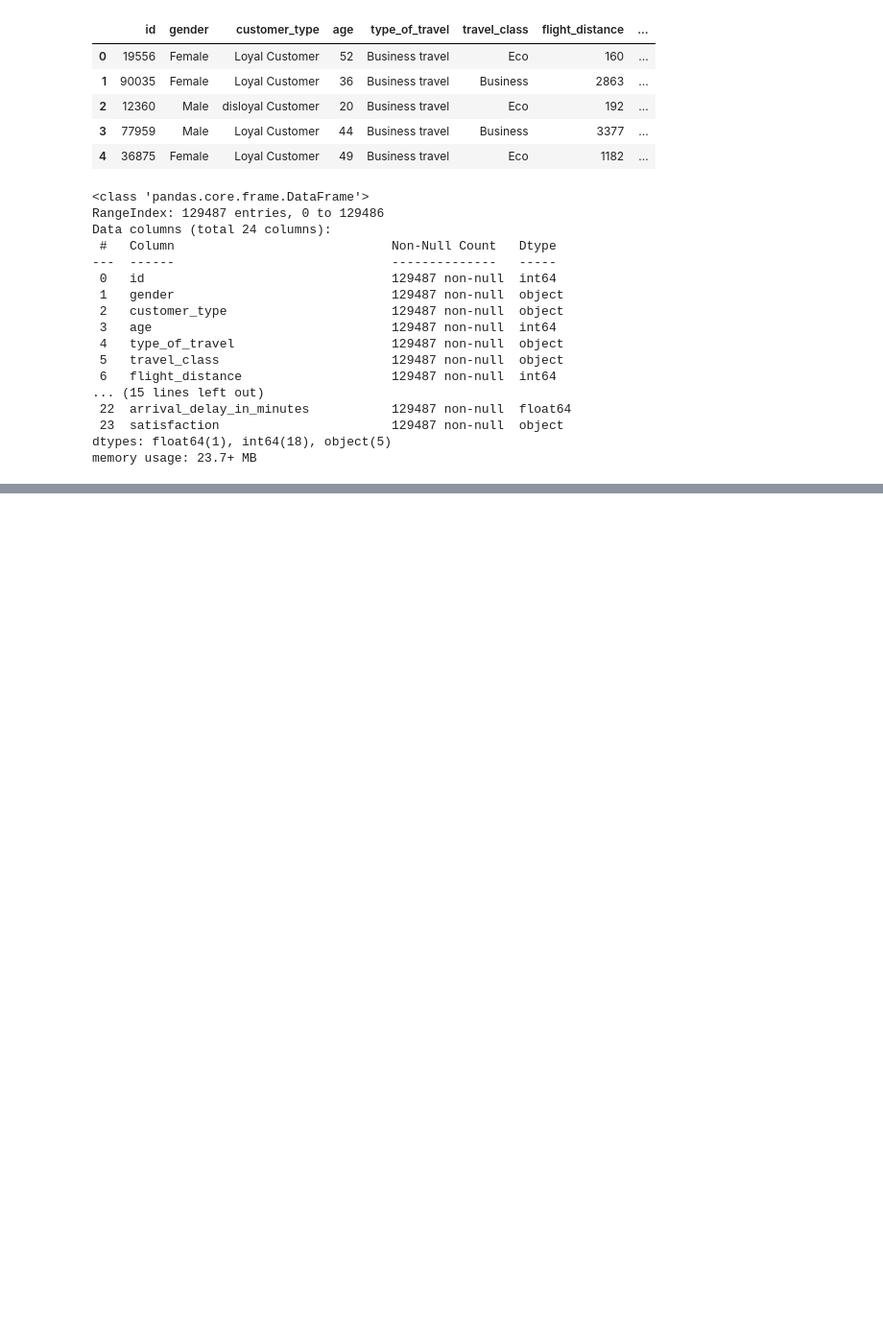
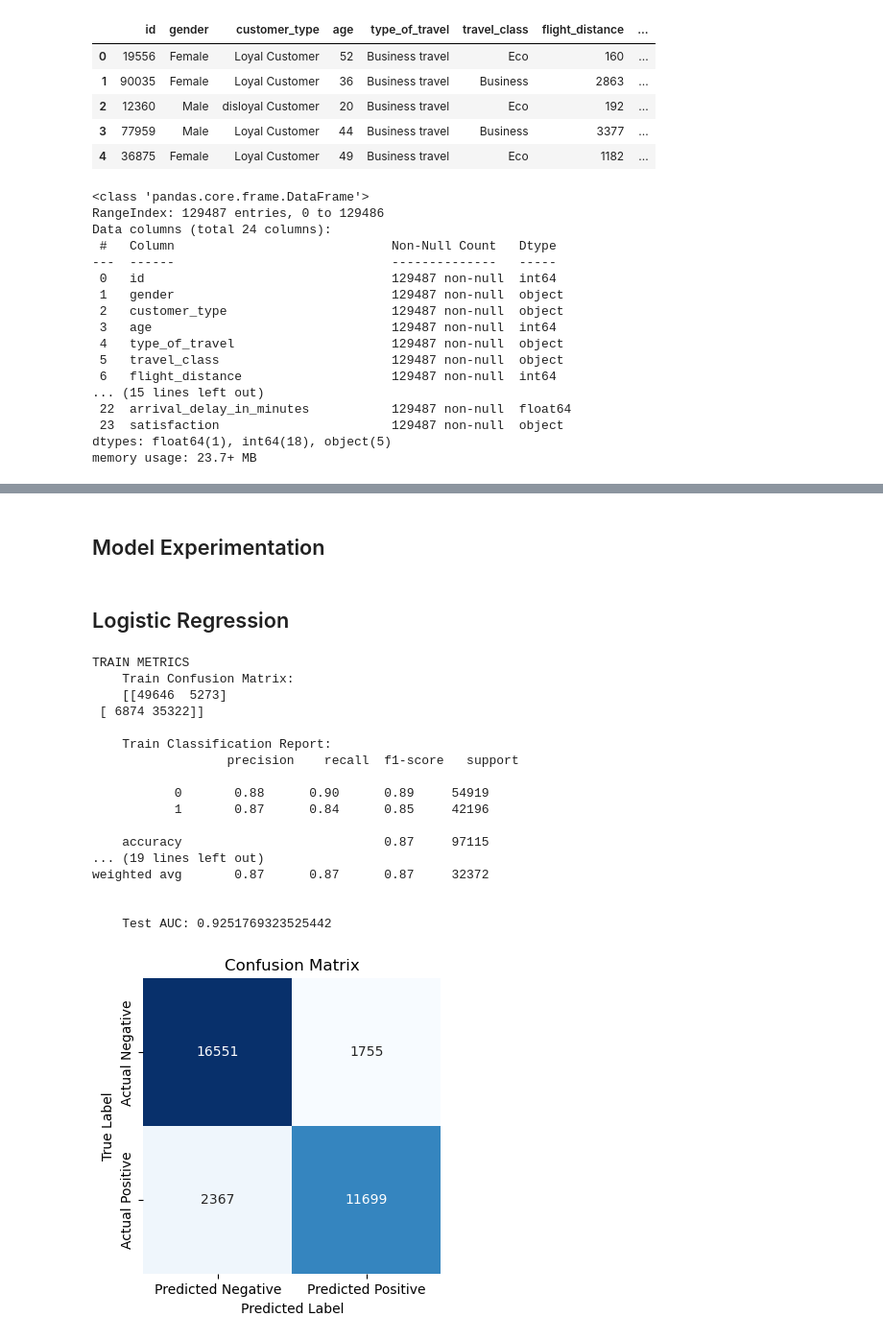
Before and after one commit to martabaker/ds_project_4, a Jupyter notebook: Notebooks/Models_Sarah_pipeline.ipynb, the cells around one changed output, grey strips where cells are left out. Shown at 96% size. Saved outputs shown, nothing was run; the diff lists cells and outputs as text; code cells hidden in the pictures; blank space fills up the shorter version.

Commit message:
model work

```diff
--- a/Notebooks/Models_Sarah_pipeline.ipynb
+++ b/Notebooks/Models_Sarah_pipeline.ipynb
@@ -311,0 +487,2 @@ KeyError: 'onehot'
+# %% [markdown]
+## Model Experimentation
@@ -311,0 +567,30 @@ KeyError: 'onehot'
+# %% [markdown]
+## Logistic Regression
+# %%
+# Initiate the model
+lr = Pipeline([
+    ('preprocessor', preprocessor),
+    ('model', LogisticRegression(random_state = 42))
+])
+
+# Machine Learning
+classificationModeling(lr, X_train, X_test, y_train, y_test)
+# %% [output]
+TRAIN METRICS
+    Train Confusion Matrix:
+    [[49646  5273]
+ [ 6874 35322]]
+
+    Train Classification Report:
+                  precision    recall  f1-score   support
+
+           0       0.88      0.90      0.89     54919
+           1       0.87      0.84      0.85     42196
+
+    accuracy                           0.87     97115
+... (19 lines left out)
+weighted avg       0.87      0.87      0.87     32372
+
+
+    Test AUC: 0.9251769323525442
+[figure, added]
```
Also changed, not shown: parts of 56 cells of this notebook, 2 other files.
